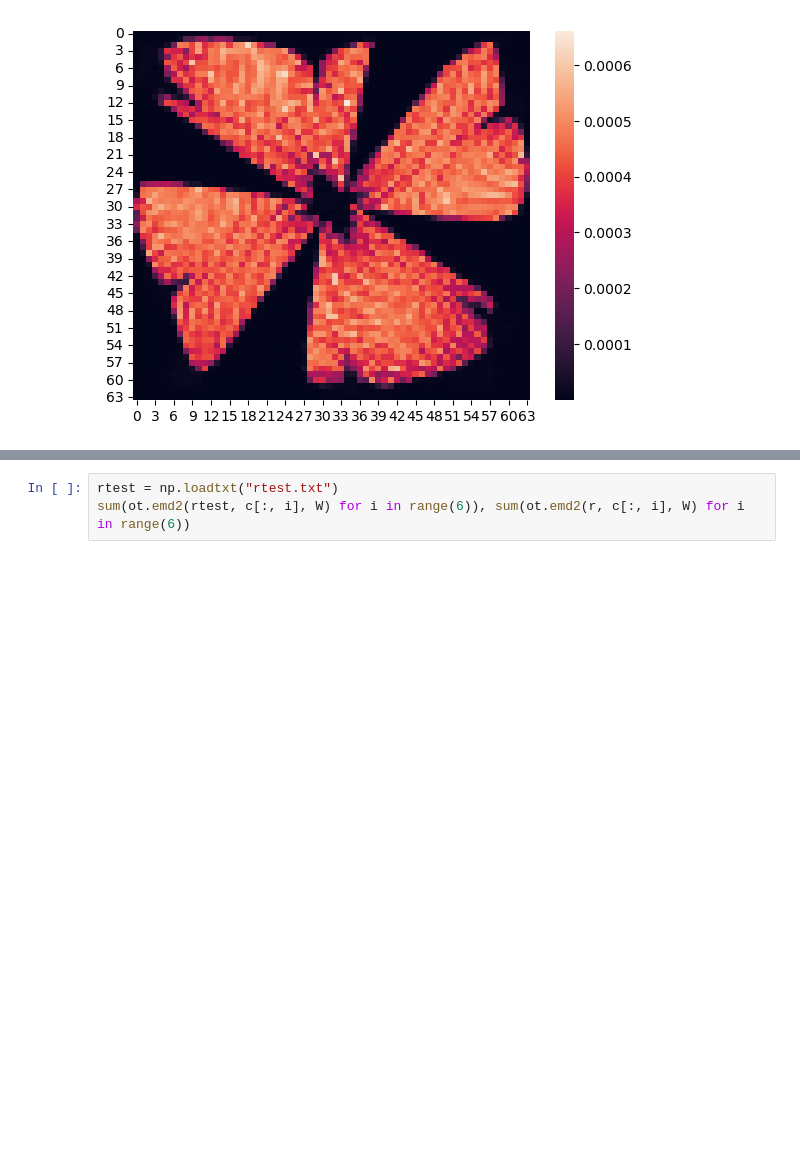
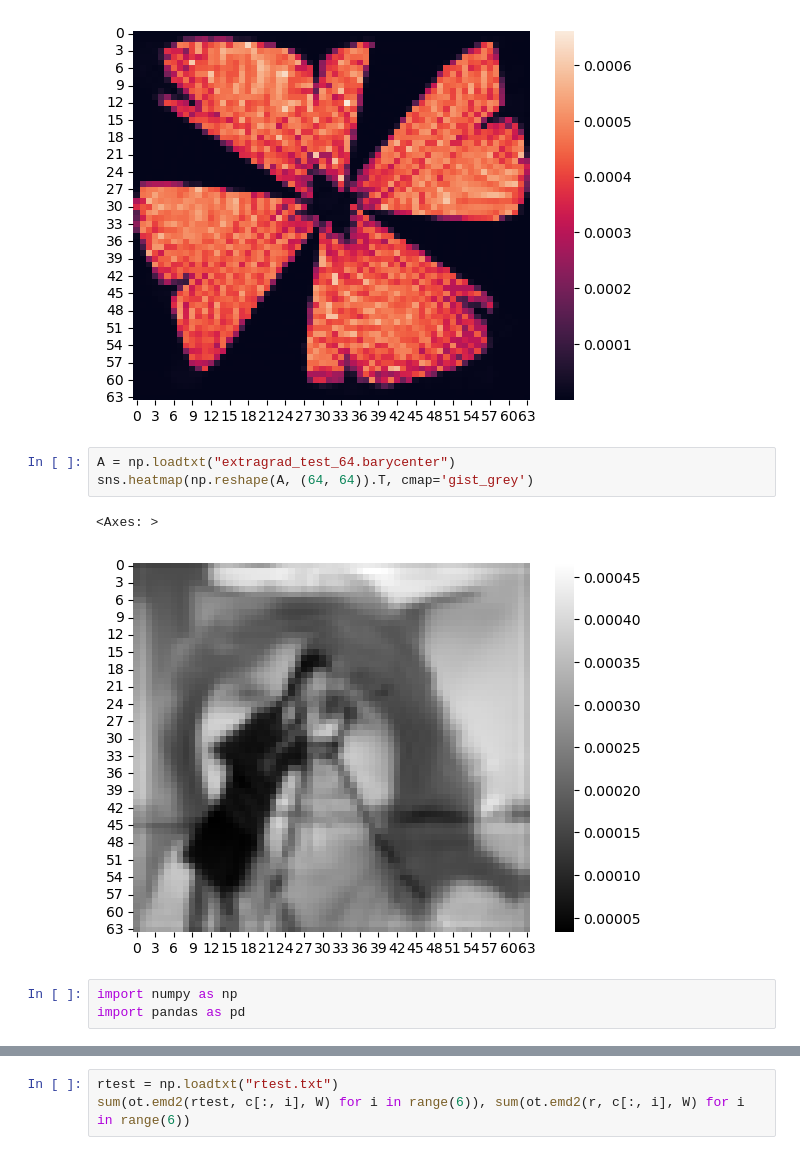
Before and after one commit to mxburns2022/CuDXG.jl, a Jupyter notebook: scratch.ipynb, the cells around one changed output, grey strips where cells are left out. Cells and saved outputs as stored; diff of their text form; blank space fills up the shorter version.

```diff
--- a/scratch.ipynb
+++ b/scratch.ipynb
@@ -62,4 +142,13 @@ sns.heatmap(np.reshape(A, (64, 64)).T)
 # %% [output]
 <Axes: >
 [figure]
+# %%
+A = np.loadtxt("extragrad_test_64.barycenter")
+sns.heatmap(np.reshape(A, (64, 64)).T, cmap='gist_grey')
+# %% [output]
+<Axes: >
+[figure, added]
+# %%
+import numpy as np
+import pandas as pd
 # %%
```
Also changed, not shown: parts of 12 cells of this notebook, 14 other files.
